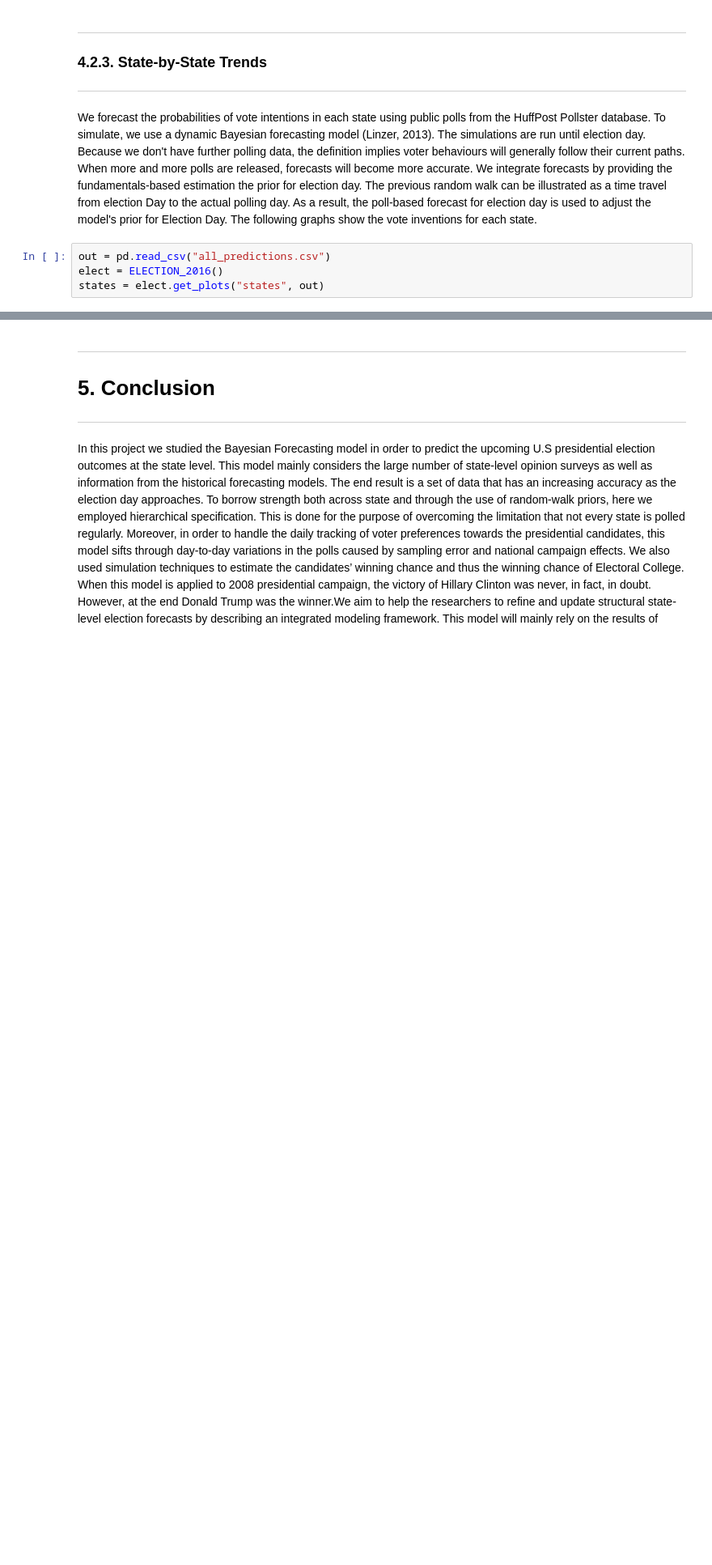
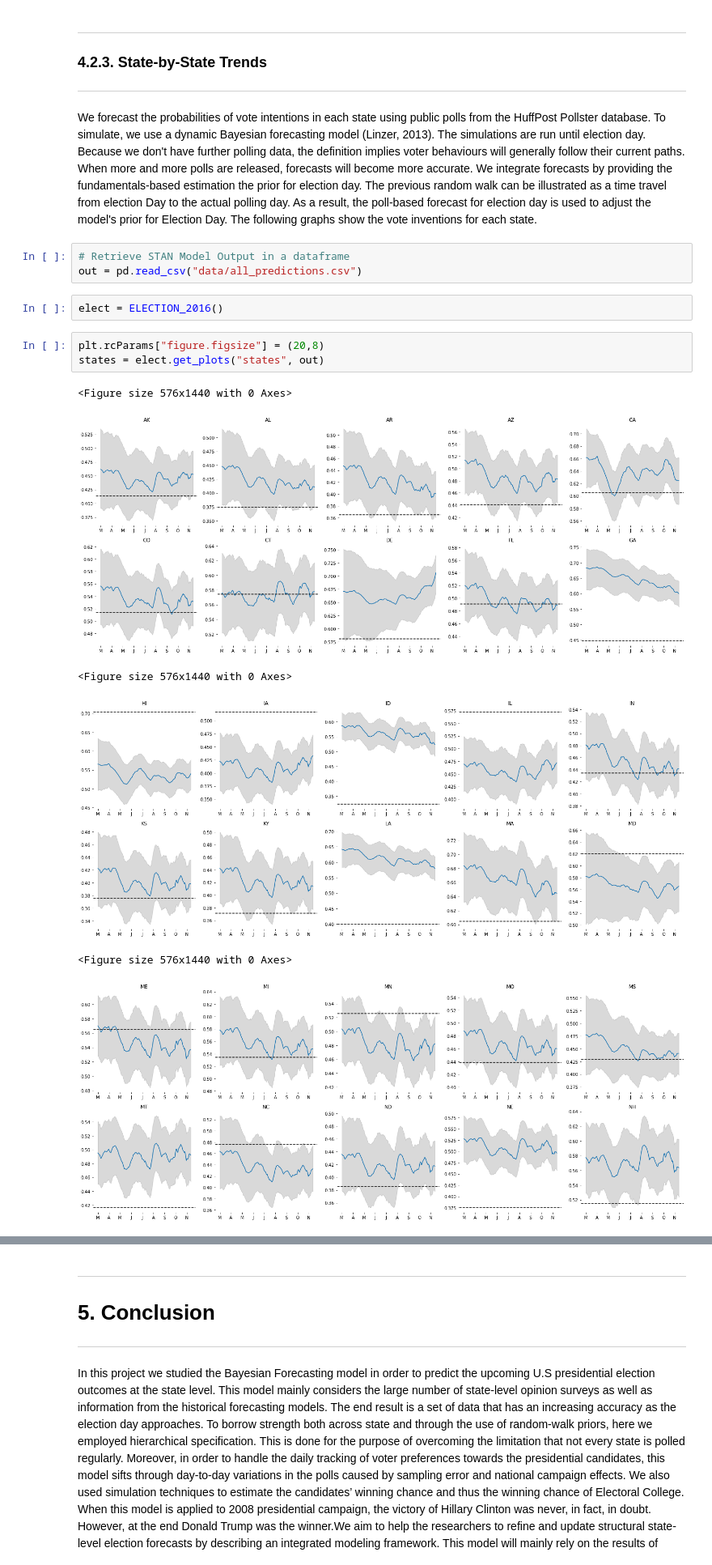
Before and after one commit to OpenSourceEconomics/ose-scientific-computing-course-boomshakalaka, a Jupyter notebook: project notebook.ipynb, the cells around one changed output, grey strips where cells are left out. Shown at 81% size. Drawn from its saved outputs; the diff is of its cells as text; blank space fills up the shorter version.

Commit message:
state-by-state probs

```diff
--- a/project notebook.ipynb
+++ b/project notebook.ipynb
@@ -243,7 +239,18 @@ national = elect.get_plots("mu_b", out)
 ### 4.2.3. State-by-State Trends
 ---
 We forecast the probabilities of vote intentions in each state using public polls from the HuffPost Pollster database. To simulate, we use a dynamic Bayesian forecasting model (Linzer, 2013). The simulations are run until election day. Because we don't have further polling data, the definition implies voter behaviours will generally follow their current paths. When more and more polls are released, forecasts will become more accurate. We integrate forecasts by providing the fundamentals-based estimation the prior for election day. The previous random walk can be illustrated as a time travel from election Day to the actual polling day. As a result, the poll-based forecast for election day is used to adjust the model's prior for Election Day. The following graphs show the vote inventions for each state.
-# %%
-out = pd.read_csv("all_predictions.csv")
-elect = ELECTION_2016()
-states = elect.get_plots("states", out)
+# %%
+# Retrieve STAN Model Output in a dataframe
+out = pd.read_csv("data/all_predictions.csv")
+# %%
+elect = ELECTION_2016()
+# %%
+plt.rcParams["figure.figsize"] = (20,8)
+states = elect.get_plots("states", out)
+# %% [output]
+<Figure size 576x1440 with 0 Axes>
+[figure, added]
+<Figure size 576x1440 with 0 Axes>
+[figure, added]
+<Figure size 576x1440 with 0 Axes>
+[figure, added]
```
Also changed, not shown: parts of 15 cells of this notebook, 3 other files.
